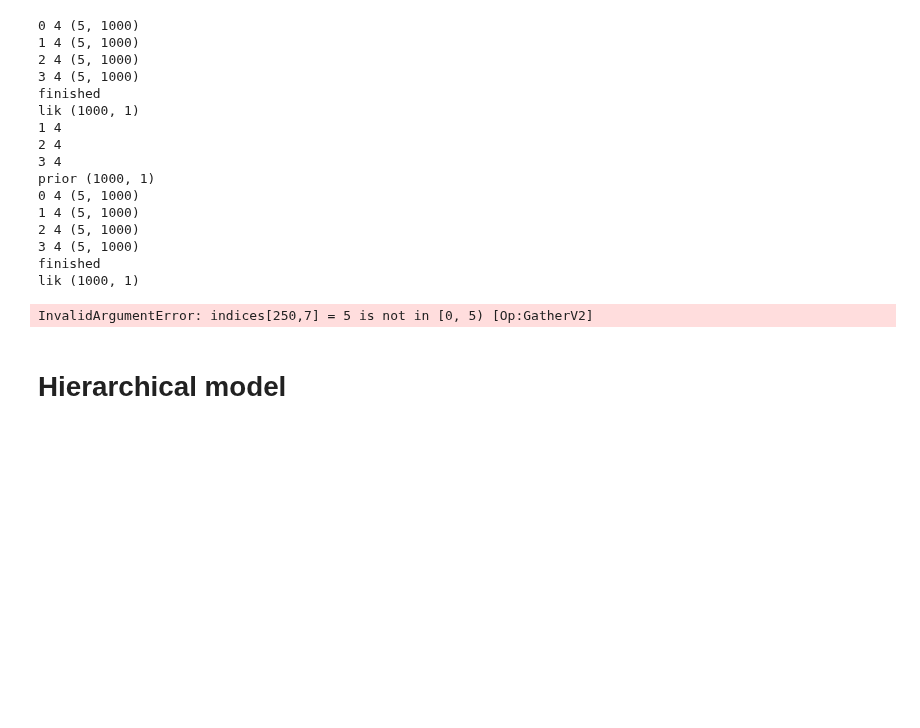
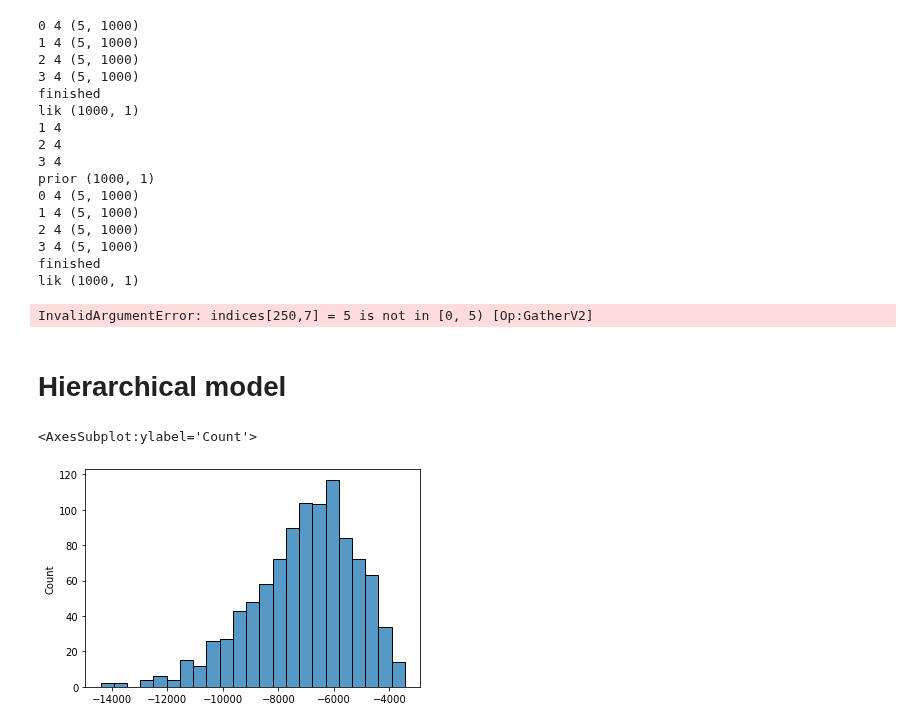
Before and after one commit to XingLLiu/u-stat-high-dim, a Jupyter notebook: examples.ipynb, the cells around one changed output. Cells and saved outputs as stored; diff of their text form; code cells hidden in the pictures; blank space fills up the shorter version.

```diff
--- a/examples.ipynb
+++ b/examples.ipynb
@@ -275,9 +267,10 @@ class Proposal:
     def __init__(self):
         self.dist = tfd.Normal(np.zeros(1), np.ones(1))
     def log_prob(self, mu_new, mu_curr):
-        return self.dist.log_prob(mu_new) # nsample x dim
+        log_p = self.dist.log_prob(mu_new) # nsample x dim
+        return tf.reduce_sum(log_p, axis=-1, keepdims=True)
     def sample(self, size, mu_curr):
-        return self.dist.sample(size)[:, :, 0]
+        return self.dist.sample(size)[:, :, :, 0]
 # %%
 # sample data
 tf.random.set_seed(0)
@@ -287,7 +280,9 @@ eta = np.ones((1, 1))
 tau = np.ones((1, 1))
 
 nchildren = 4
-nsample = 100 # n_y
+nsample = 500 # n_y
+nx = 1000
+
 x_vec = np.ones((1, 1, nchildren + 1))
 x_vec[:, :, 1:] = tf.reshape(
     tfd.Normal(loc=x_vec[:, :, 0], scale=np.array(1.)).sample(nchildren),
@@ -304,0 +300,12 @@ for i in range(nchildren):
+# %%
+# draw from proposal
+x_pos = proposal.sample((nx, 1, nchildren + 1), None)
+# compute IS weights
+log_w = log_gamma_leaf(x_pos) - proposal.log_prob(x_pos, None)
+# resample (for plotting)
+x_pos_resampled = resample(log_w, x_pos)
+# %%
+sns.histplot(log_w[:, 0, 0])
+# %% [output]
+<AxesSubplot:ylabel='Count'>
+[figure, added]
```
Also changed, not shown: parts of 22 cells of this notebook, 1 other file.
